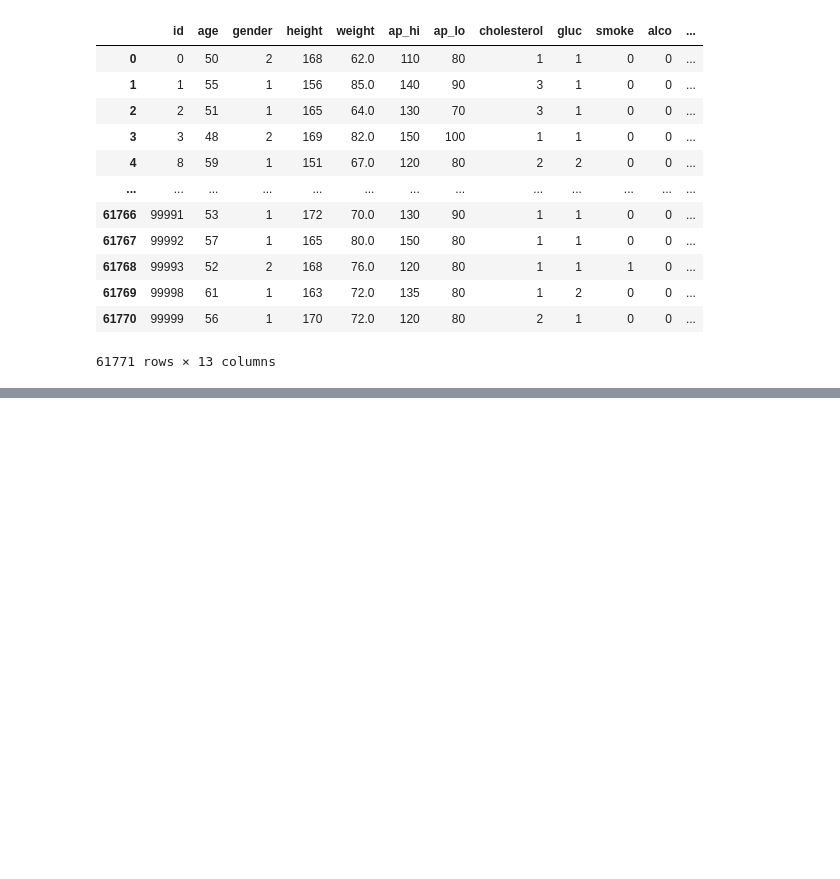
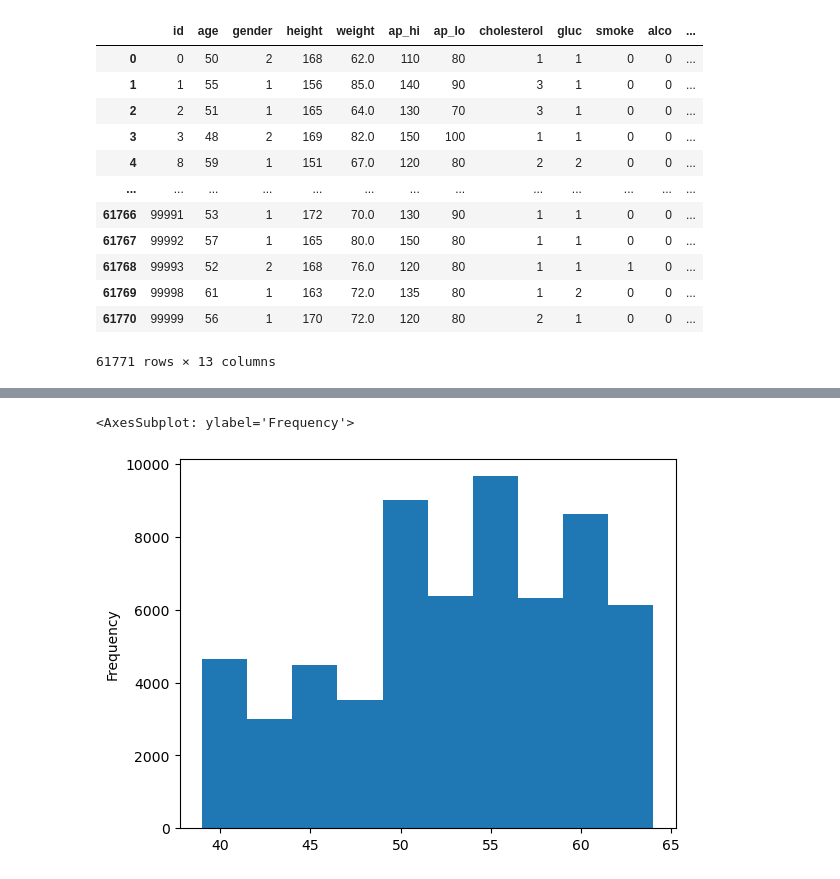
Before and after one commit to COMP3608-Big-Data/Cardiovascular-Disease-Prediction, a Jupyter notebook: the_gold_miners.ipynb, the cells around one changed output, grey strips where cells are left out. Saved outputs shown, nothing was run; the diff lists cells and outputs as text; code cells hidden in the pictures; blank space fills up the shorter version.

```diff
--- a/the_gold_miners.ipynb
+++ b/the_gold_miners.ipynb
@@ -763,0 +739,6 @@ Cholesterol and glucose has a high correlation, which makes sense due to studies
+# %%
+df['age'].plot(kind='hist')
+#distribution of age in terms of days in this dataset
+# %% [output]
+<AxesSubplot: ylabel='Frequency'>
+[figure, added]
```
Also changed, not shown: parts of 94 cells of this notebook.
